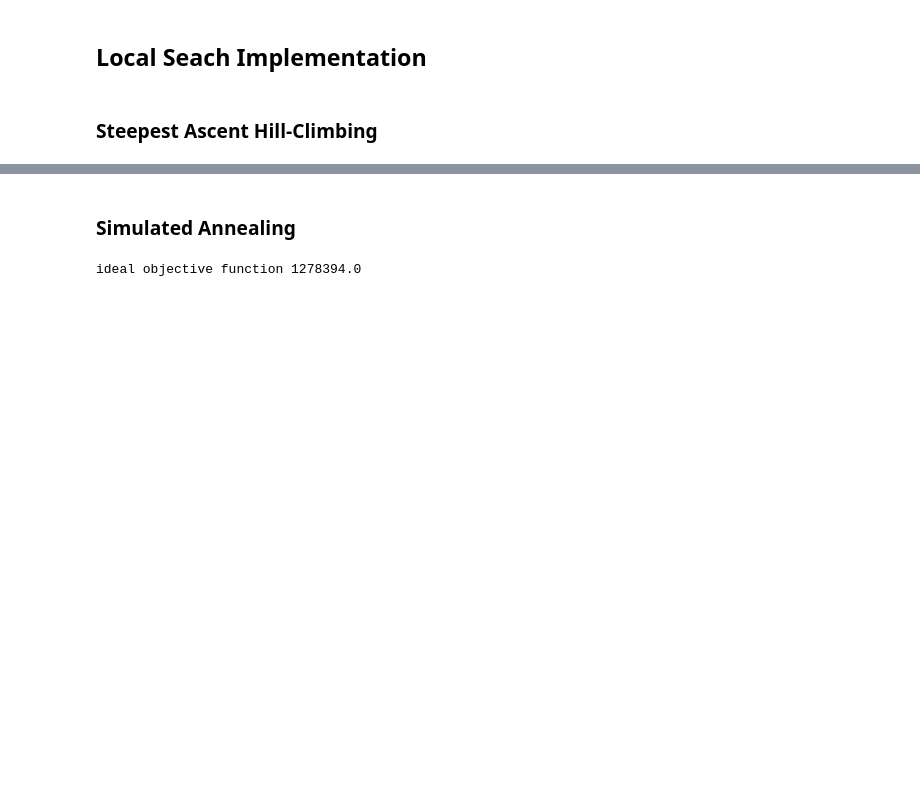
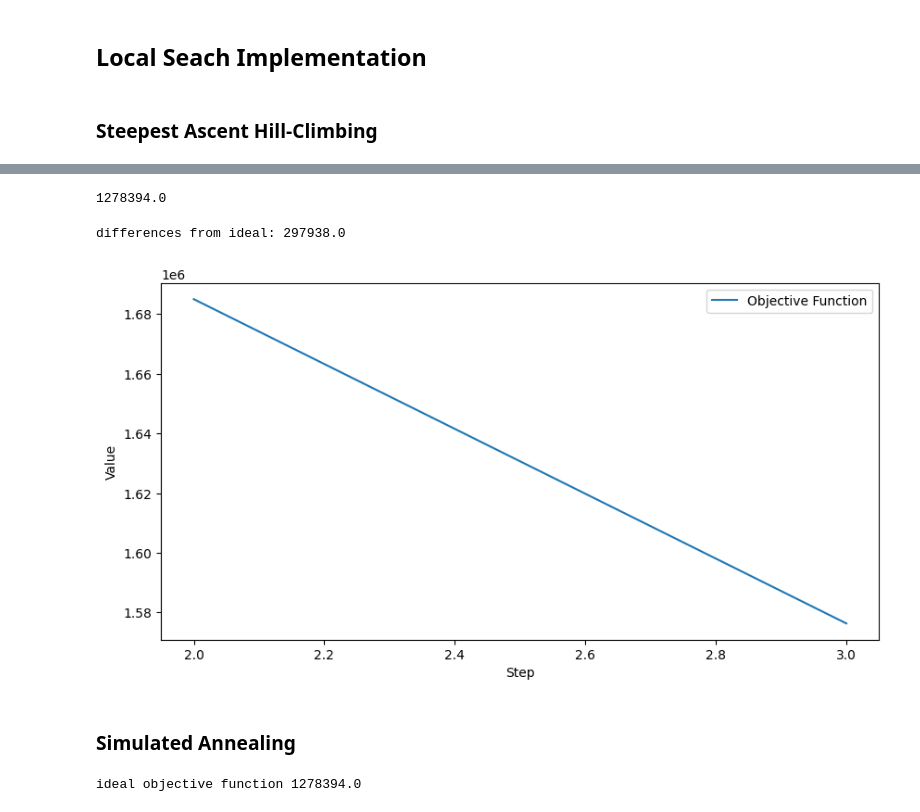
Before and after one commit to marcellinow/diagonal-magic-cube, a Jupyter notebook: main.ipynb, the cells around one changed output, grey strips where cells are left out. Saved outputs shown, nothing was run; the diff lists cells and outputs as text; code cells hidden in the pictures; blank space fills up the shorter version.

```diff
--- a/main.ipynb
+++ b/main.ipynb
@@ -101,2 +102,2 @@ cube's objective function: 1786302.0
 # %%
-# HC = Hill_climb(cube=cube)
+HC = Hill_climb(cube=cube)
@@ -107,2 +128,8 @@ cube's objective function: 1786302.0
+# %%
+goal_cube.objective_function()
+# %% [output]
+1278394.0
 # %%
-# print(f"differences from ideal: {HC.best_value - goal_cube.objective_function()}")
+print(f"differences from ideal: {HC.best_value - goal_cube.objective_function()}")
+# %% [output]
+differences from ideal: 297938.0
@@ -111,3 +136,7 @@ cube's objective function: 1786302.0
+# %%
+HC.hist_plot()
+# %% [output]
+[figure, added]
 # %% [markdown]
 ### Simulated Annealing
 # %%
```
Also changed, not shown: parts of 15 cells of this notebook, 3 other files.
